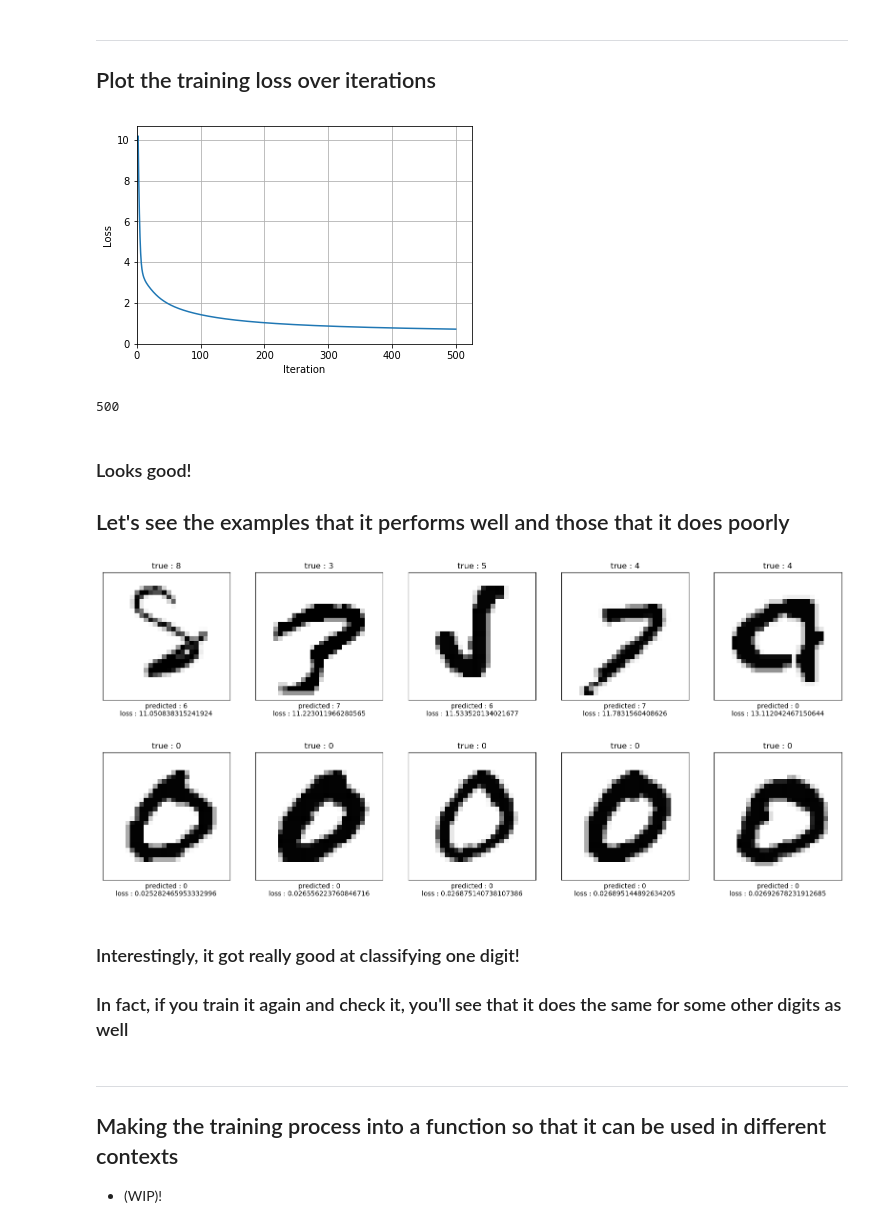
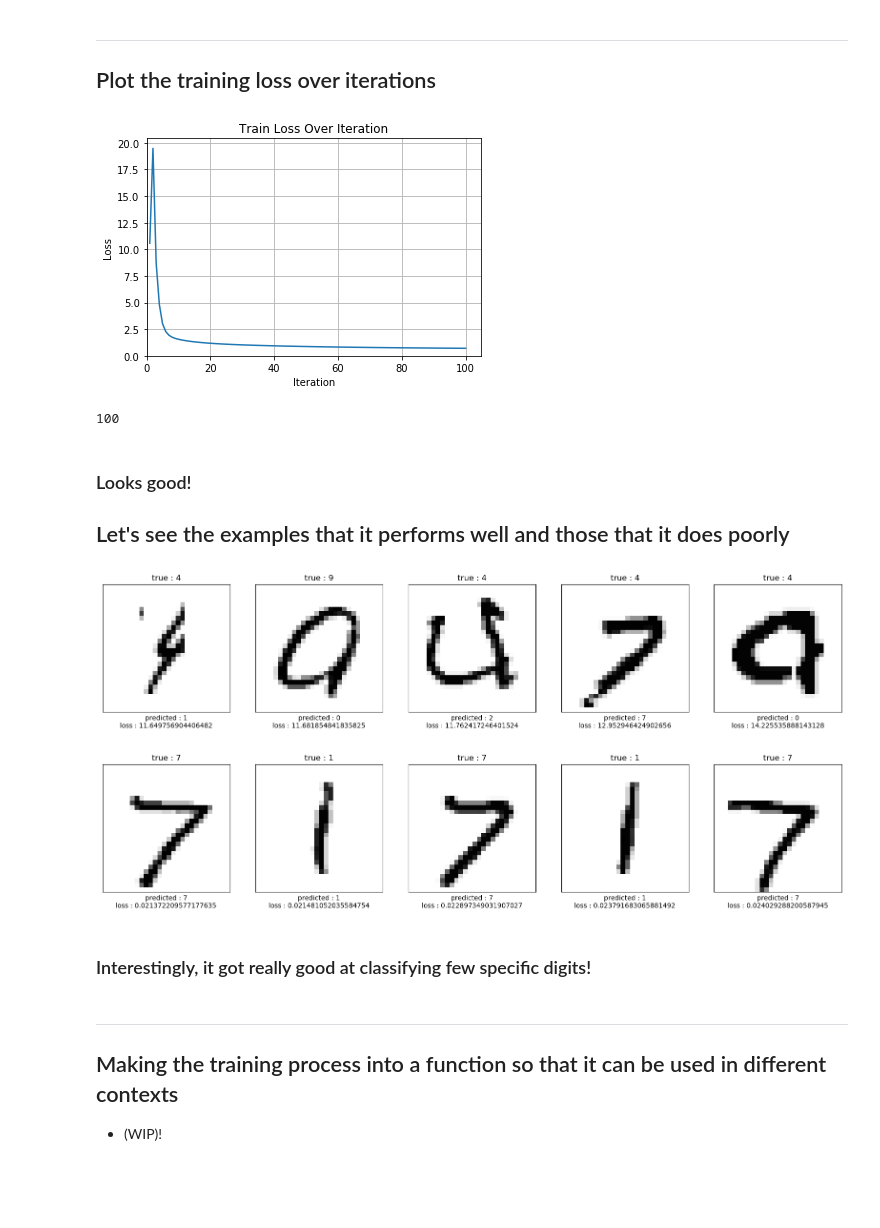
Before and after one commit to dragonoken/simple_nn_for_mnist, a Jupyter notebook: simple_nn_for_mnist.ipynb, the cells around one changed output. Drawn from its saved outputs; the diff is of its cells as text; code cells hidden in the pictures; blank space fills up the shorter version.

```diff
--- a/simple_nn_for_mnist.ipynb
+++ b/simple_nn_for_mnist.ipynb
@@ -449,9 +441,9 @@ lr_plot(logs[0][(len(logs[0])*3)//4:], logs[1][(len(logs[0])*3)//4:])
 ## Let's now set hyperparameters and start training!
 # %%
 # Hyperparameters
-epoch = 500
+epoch = 100
 lambda_term = 1
-learning_rate = 0.3
+learning_rate = 1.0
 batch_size = -1 # the entire training set
 # %%
 tol_loss = 1e-3
@@ -578,18 +582,19 @@ if are_you_sure_you_want_to_revert is True:
 ---
 ## Plot the training loss over iterations
 # %%
-plt.plot(list(range(1, len(train_loss_history) + 1)), train_loss_history[:])
+plt.plot(range(1, len(train_loss_history) + 1), train_loss_history)
 plt.grid()
+plt.title("Train Loss Over Iteration")
 plt.xlabel("Iteration")
 plt.ylabel("Loss")
 plt.xlim(0, None)
 plt.ylim(0, None);
 # %% [output]
-[figure, old version]
+[figure, new version]
 # %%
 len(train_loss_history)
 # %% [output]
-500
+100
 # %% [markdown]
 ### Looks good!
 ## Let's see the examples that it performs well and those that it does poorly
@@ -607,4 +612,4 @@ for loss, idx, ax in zip(top5_highloss[0], top5_highloss[1], axes):
                   f"loss : {loss}")
     ax.imshow(X_train[idx].reshape(28, 28), cmap="Greys")
 # %% [output]
-[figure, old version]
+[figure, new version]
@@ -620,4 +623,4 @@ for loss, idx, ax in zip(top5_lowloss[0], top5_lowloss[1], axes):
                   f"loss : {loss}")
     ax.imshow(X_train[idx].reshape(28, 28), cmap="Greys")
 # %% [output]
-[figure, old version]
+[figure, new version]
@@ -626,6 +627,5 @@ for loss, idx, ax in zip(top5_lowloss[0], top5_lowloss[1], axes):
-# %% [markdown]
-### Interestingly, it got really good at classifying one digit!
-### In fact, if you train it again and check it, you'll see that it does the same for some other digits as well
+# %% [markdown]
+### Interestingly, it got really good at classifying few specific digits!
 # %% [markdown]
 ---
 ## Making the training process into a function so that it can be used in different contexts
```
Also changed, not shown: parts of 13 cells of this notebook, 6 other files.
